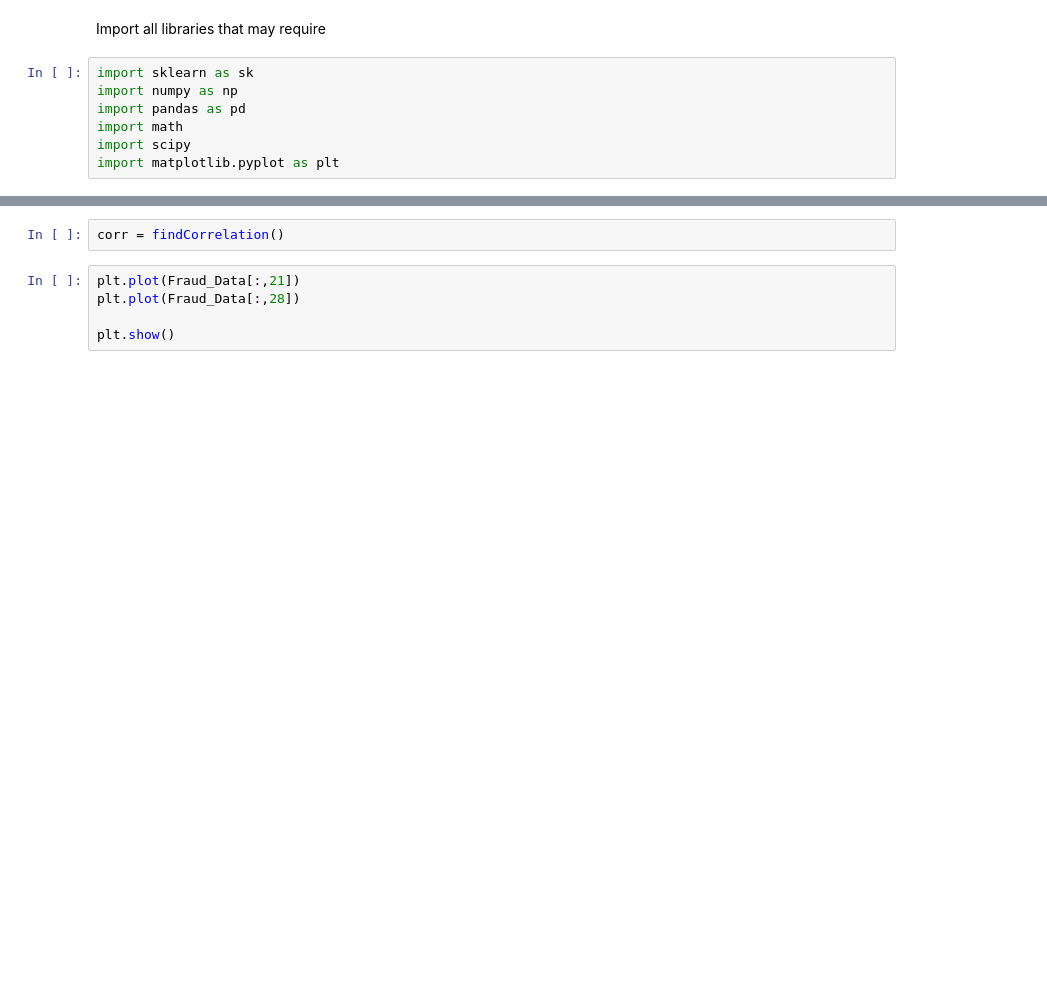
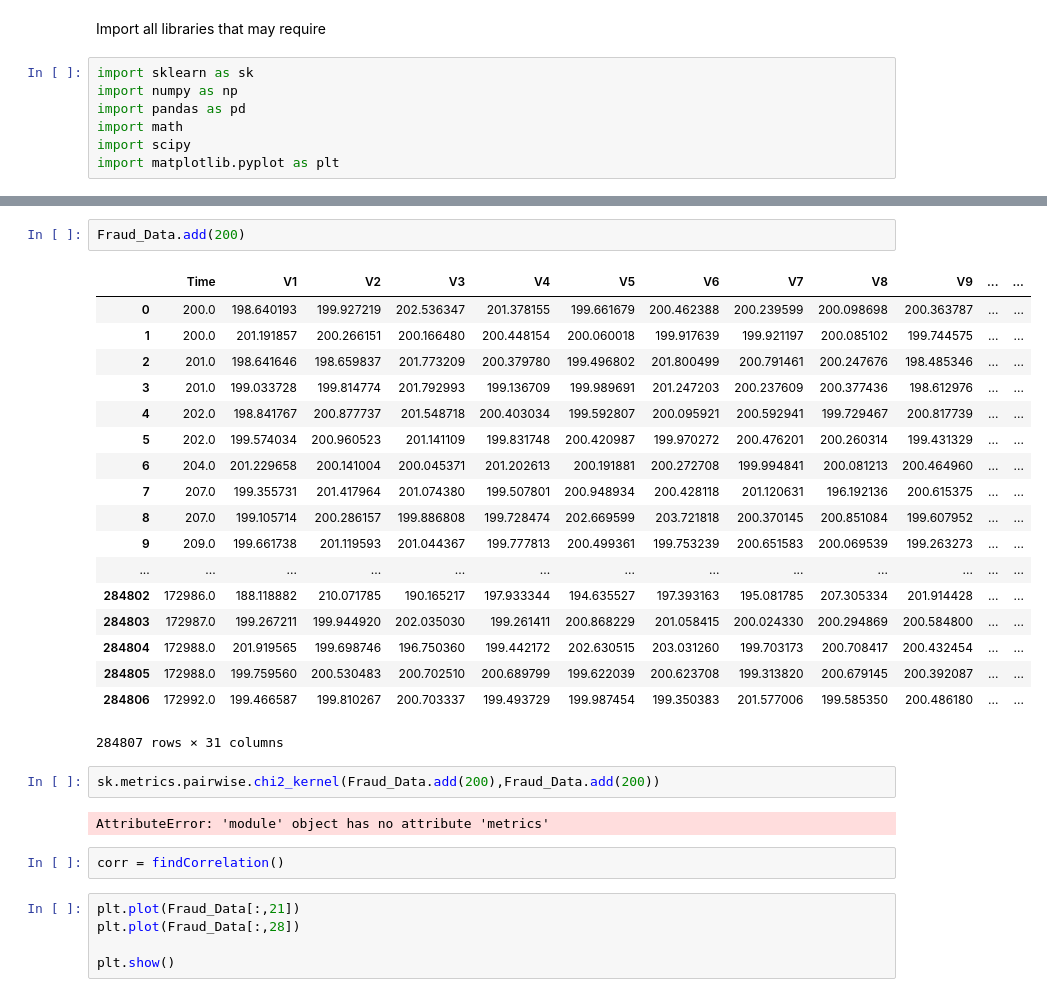
Before and after one commit to kunalrdeshmukh/Credit_Card_Fraud, a Jupyter notebook: data.ipynb, the cells around one changed output, grey strips where cells are left out. Drawn from its saved outputs; the diff is of its cells as text; blank space fills up the shorter version.

```diff
--- a/data.ipynb
+++ b/data.ipynb
@@ -25,3 +36,28 @@ def findCorrelation():
+# %%
+Fraud_Data.add(200)
+# %% [output]
+|  | Time | V1 | V2 | V3 | V4 | V5 | V6 | V7 | V8 | V9 | ... | ... |
+| 0 | 200.0 | 198.640193 | 199.927219 | 202.536347 | 201.378155 | 199.661679 | 200.462388 | 200.239599 | 200.098698 | 200.363787 | ... | ... |
+| 1 | 200.0 | 201.191857 | 200.266151 | 200.166480 | 200.448154 | 200.060018 | 199.917639 | 199.921197 | 200.085102 | 199.744575 | ... | ... |
+| 2 | 201.0 | 198.641646 | 198.659837 | 201.773209 | 200.379780 | 199.496802 | 201.800499 | 200.791461 | 200.247676 | 198.485346 | ... | ... |
+| 3 | 201.0 | 199.033728 | 199.814774 | 201.792993 | 199.136709 | 199.989691 | 201.247203 | 200.237609 | 200.377436 | 198.612976 | ... | ... |
+| 4 | 202.0 | 198.841767 | 200.877737 | 201.548718 | 200.403034 | 199.592807 | 200.095921 | 200.592941 | 199.729467 | 200.817739 | ... | ... |
+| 5 | 202.0 | 199.574034 | 200.960523 | 201.141109 | 199.831748 | 200.420987 | 199.970272 | 200.476201 | 200.260314 | 199.431329 | ... | ... |
+| 6 | 204.0 | 201.229658 | 200.141004 | 200.045371 | 201.202613 | 200.191881 | 200.272708 | 199.994841 | 200.081213 | 200.464960 | ... | ... |
+| 7 | 207.0 | 199.355731 | 201.417964 | 201.074380 | 199.507801 | 200.948934 | 200.428118 | 201.120631 | 196.192136 | 200.615375 | ... | ... |
+| 8 | 207.0 | 199.105714 | 200.286157 | 199.886808 | 199.728474 | 202.669599 | 203.721818 | 200.370145 | 200.851084 | 199.607952 | ... | ... |
+| 9 | 209.0 | 199.661738 | 201.119593 | 201.044367 | 199.777813 | 200.499361 | 199.753239 | 200.651583 | 200.069539 | 199.263273 | ... | ... |
+| ... | ... | ... | ... | ... | ... | ... | ... | ... | ... | ... | ... | ... |
+| 284802 | 172986.0 | 188.118882 | 210.071785 | 190.165217 | 197.933344 | 194.635527 | 197.393163 | 195.081785 | 207.305334 | 201.914428 | ... | ... |
+| 284803 | 172987.0 | 199.267211 | 199.944920 | 202.035030 | 199.261411 | 200.868229 | 201.058415 | 200.024330 | 200.294869 | 200.584800 | ... | ... |
+| 284804 | 172988.0 | 201.919565 | 199.698746 | 196.750360 | 199.442172 | 202.630515 | 203.031260 | 199.703173 | 200.708417 | 200.432454 | ... | ... |
+| 284805 | 172988.0 | 199.759560 | 200.530483 | 200.702510 | 200.689799 | 199.622039 | 200.623708 | 199.313820 | 200.679145 | 200.392087 | ... | ... |
+| 284806 | 172992.0 | 199.466587 | 199.810267 | 200.703337 | 199.493729 | 199.987454 | 199.350383 | 201.577006 | 199.585350 | 200.486180 | ... | ... |
+284807 rows × 31 columns
+# %%
+sk.metrics.pairwise.chi2_kernel(Fraud_Data.add(200),Fraud_Data.add(200))
+# %% [output]
+AttributeError: 'module' object has no attribute 'metrics'
 # %%
 corr = findCorrelation()
 # %%
```
Also changed, not shown: parts of 8 cells of this notebook.
